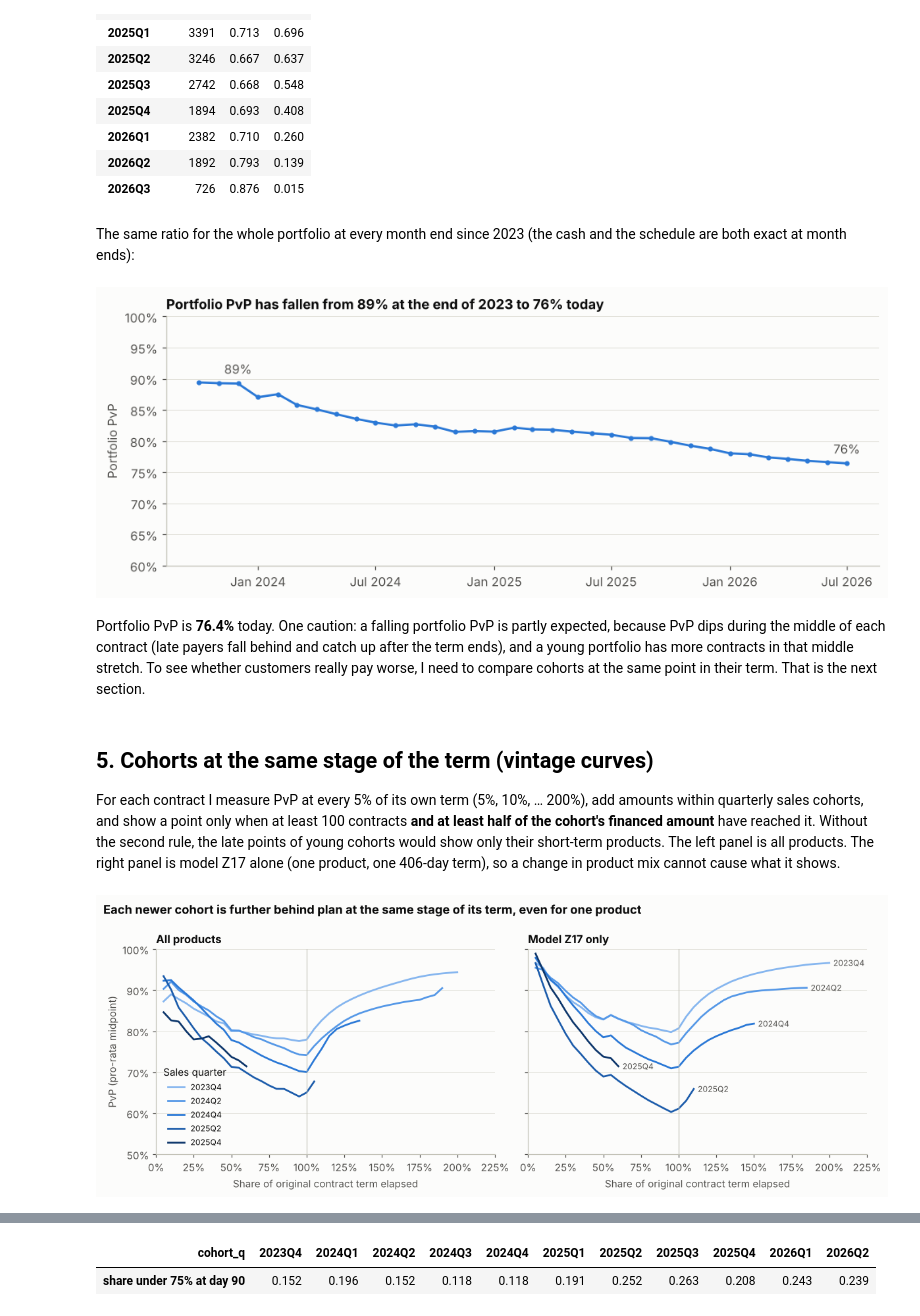
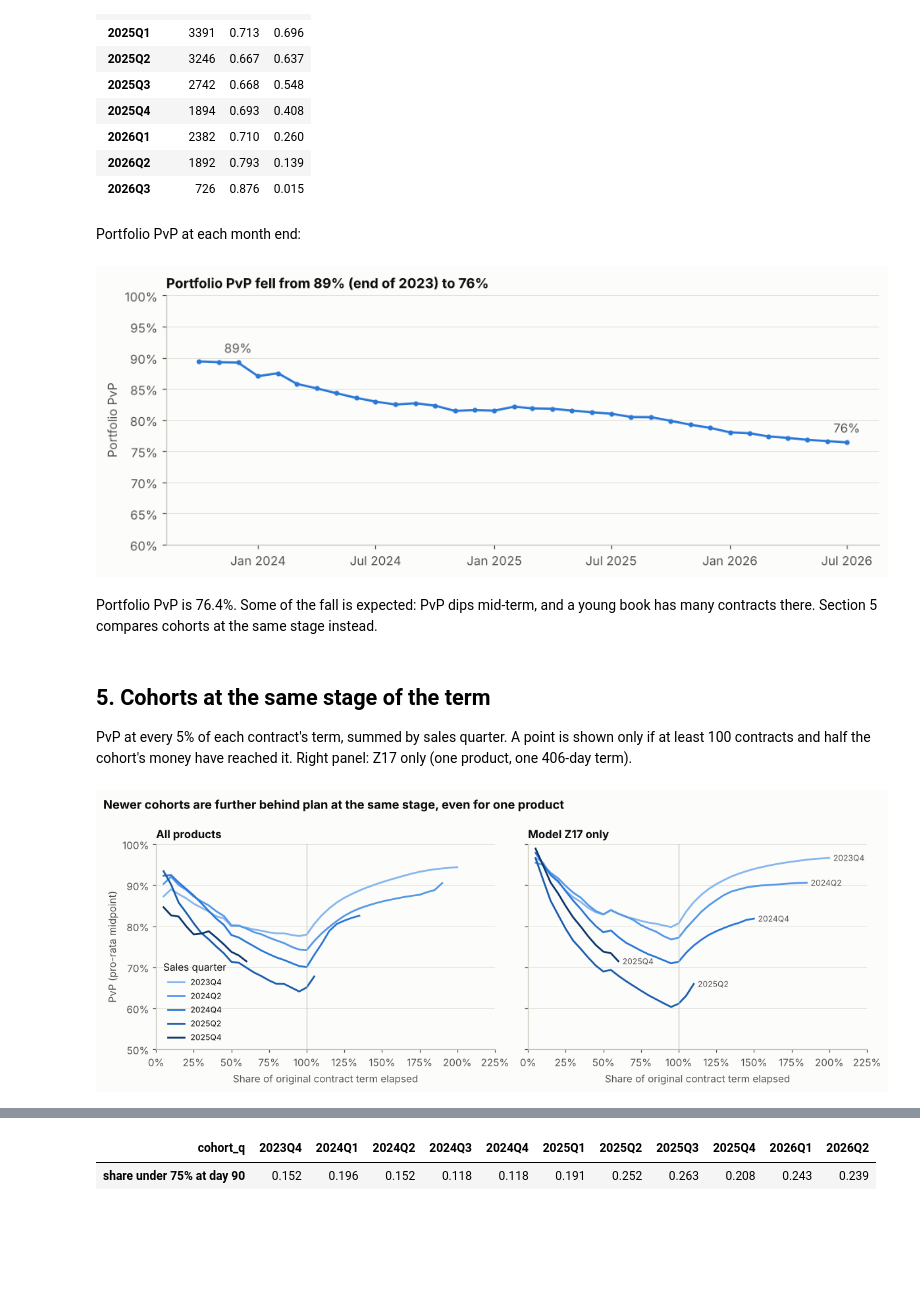
Before and after one commit to chilalaabubakar/EDA, a Jupyter notebook: case_study_5_paygo/PAYGo_Investment_Analysis.ipynb, the cells around one changed output, grey strips where cells are left out. Cells and saved outputs as stored; diff of their text form; code cells hidden in the pictures; blank space fills up the shorter version.

```diff
--- a/case_study_5_paygo/PAYGo_Investment_Analysis.ipynb
+++ b/case_study_5_paygo/PAYGo_Investment_Analysis.ipynb
@@ -233,19 +31,0 @@ reproduced exactly by this rule: after the deposit days, one instalment falls du
-# %%
-n_instalments = np.ceil(portfolio["amount_financed"] / portfolio["instalment"] - 1e-9)
-portfolio["period_days"] = np.where((portfolio["financed_days"] / n_instalments).round() == 1, 1, 7)
-
-
-def due_at(frame, days):
-    """Original-schedule instalments due `days` after purchase (excludes deposit)."""
-    days = np.asarray(days, dtype=float) * np.ones(len(frame))
-    n_due = np.floor((days - frame["deposit_days"].to_numpy()) / frame["period_days"].to_numpy()) + 1
-    n_due = np.where(days < frame["deposit_days"].to_numpy(), 0, n_due)
-    return np.minimum(np.clip(n_due, 0, None) * frame["instalment"].to_numpy(), frame["amount_financed"].to_numpy())
-
-
-age_at_report = (FINANCIAL_DATE - portfolio["purchase_date"]).dt.days
-assert np.allclose(due_at(portfolio, age_at_report), portfolio["due_to_date"])
-has90 = portfolio["due_at_90d"].notna()
-assert np.allclose(due_at(portfolio, 90)[has90], portfolio.loc[has90, "due_at_90d"])
-print("Rebuilt schedule matches due_to_date and due_at_90d for all", len(portfolio), "contracts")
-print("Payment plans:", portfolio["period_days"].map({7: "weekly", 1: "daily"}).value_counts().to_dict())
@@ -413,0 +214,19 @@ The contract status on 10 August 2026:
+# %%
+n_instalments = np.ceil(portfolio["amount_financed"] / portfolio["instalment"] - 1e-9)
+portfolio["period_days"] = np.where((portfolio["financed_days"] / n_instalments).round() == 1, 1, 7)  # daily or weekly
+
+
+def due_at(frame, days):
+    """Instalments due `days` after purchase under the original schedule (no deposit)."""
+    days = np.asarray(days, dtype=float) * np.ones(len(frame))
+    n_due = np.floor((days - frame["deposit_days"].to_numpy()) / frame["period_days"].to_numpy()) + 1
+    n_due = np.where(days < frame["deposit_days"].to_numpy(), 0, n_due)  # nothing due during deposit days
+    return np.minimum(np.clip(n_due, 0, None) * frame["instalment"].to_numpy(), frame["amount_financed"].to_numpy())
+
+
+age_at_report = (FINANCIAL_DATE - portfolio["purchase_date"]).dt.days
+assert np.allclose(due_at(portfolio, age_at_report), portfolio["due_to_date"])
+has90 = portfolio["due_at_90d"].notna()
+assert np.allclose(due_at(portfolio, 90)[has90], portfolio.loc[has90, "due_at_90d"])
+print("Rebuilt schedule matches due_to_date and due_at_90d for all", len(portfolio), "contracts")
+print("Payment plans:", portfolio["period_days"].map({7: "weekly", 1: "daily"}).value_counts().to_dict())
@@ -475,53 +453,49 @@ Instalments due but not paid (cumulative arrears): ₦912M
 | 2026Q1 | 2382 | 0.710 | 0.260 |
 | 2026Q2 | 1892 | 0.793 | 0.139 |
 | 2026Q3 | 726 | 0.876 | 0.015 |
-# %% [markdown]
-The same ratio for the whole portfolio at every month end since 2023 (the cash and the schedule are both exact at
-month ends):
+# %% [markdown]
+Portfolio PvP at each month end:
 # %%
 rows = []
 for i, month in enumerate(MONTHS):
     month_end = month.to_timestamp(how="end").normalize()
-    live = (portfolio["purchase_date"] <= month_end).to_numpy()
+    live = (portfolio["purchase_date"] <= month_end).to_numpy()          # contracts sold by then
     due_m = due_at(portfolio, (month_end - portfolio["purchase_date"]).dt.days.to_numpy())
     app_m = applied(cum_cash[:, i], due_m)
     rows.append({"month": month, "contracts": live.sum(), "due": due_m[live].sum(), "applied": app_m[live].sum()})
 pvp_series = pd.DataFrame(rows).set_index("month")
 pvp_series["PvP"] = pvp_series["applied"] / pvp_series["due"]
 
 fig, ax = plt.subplots(figsize=(9, 3.6))
 ax.plot(pvp_series.index.to_timestamp(), pvp_series["PvP"], color=BLUE, marker="o", markersize=3)
 ax.yaxis.set_major_formatter(pct)
 ax.set_ylim(0.6, 1.0)
 ax.set_ylabel("Portfolio PvP")
-ax.set_title("Portfolio PvP has fallen from 89% at the end of 2023 to 76% today")
+ax.set_title("Portfolio PvP fell from 89% (end of 2023) to 76%")
 date_axis(ax)
 for month in [MONTHS[2], MONTHS[-1]]:
     ax.annotate(f"{pvp_series.loc[month, 'PvP']:.0%}", (month.to_timestamp(), pvp_series.loc[month, "PvP"]),
                 textcoords="offset points", xytext=(0, 8), ha="center", color=INK2)
 fig.tight_layout()
 savefig(fig, "fig2_portfolio_pvp")
 plt.show()
 # %% [output]
-[figure, old version]
+[figure, new version]
-# %% [markdown]
-Portfolio PvP is **76.4%** today. One caution: a falling portfolio PvP is partly expected, because PvP dips during
-the middle of each contract (late payers fall behind and catch up after the term ends), and a young portfolio
-has more contracts in that middle stretch. To see whether customers really pay worse, I need to compare cohorts at the
-same point in their term. That is the next section.
+# %% [markdown]
+Portfolio PvP is 76.4%. Some of the fall is expected: PvP dips mid-term, and a young book has many contracts there.
+Section 5 compares cohorts at the same stage instead.
 # %% [markdown]
-## 5. Cohorts at the same stage of the term (vintage curves)
+## 5. Cohorts at the same stage of the term
 
-For each contract I measure PvP at every 5% of its own term (5%, 10%, … 200%), add amounts within quarterly sales
-cohorts, and show a point only when at least 100 contracts **and at least half of the cohort's financed amount** have
-reached it. Without the second rule, the late points of young cohorts would show only their short-term products. The left panel is all products. The
-right panel is model Z17 alone (one product, one 406-day term), so a change in product mix cannot cause what it shows.
+PvP at every 5% of each contract's term, summed by sales quarter. A point is shown only if at least 100 contracts
+and half the cohort's money have reached it. Right panel: Z17 only (one product, one 406-day term).
 # %%
-GRID_STEPS = np.round(np.arange(0.05, 2.0001, 0.05), 2)
+GRID_STEPS = np.round(np.arange(0.05, 2.0001, 0.05), 2)                        # 5% ... 200% of term
 grid_measures = {k: measure_at(k * portfolio["term_days"].to_numpy()) for k in GRID_STEPS}
 
 
 def vintage_table(mask=None, by="cohort_q", min_share=0.5):
+    """PvP (midpoint) by cohort at each grid step; blank if too few contracts or too little money has reached it."""
     frame = portfolio if mask is None else portfolio.loc[mask]
     cohort_financed = frame.groupby(by)["amount_financed"].sum()
     out = {}
@@ -547,7 +521,7 @@ for ax, table, title in [(axes[0], vintage_all, "All products"), (axes[1], vinta
         if ax is axes[1]:
             ax.annotate(str(q), (series.index[-1], series.iloc[-1]), textcoords="offset points", xytext=(4, 0),
                         va="center", fontsize=8, color=INK2)
-    ax.axvline(1.0, color=AXIS, linewidth=0.8)
+    ax.axvline(1.0, color=AXIS, linewidth=0.8)   # end of original term
     ax.set_title(title)
     ax.set_xlabel("Share of original contract term elapsed")
     ax.xaxis.set_major_formatter(pct)
@@ -556,12 +530,12 @@ axes[0].yaxis.set_major_formatter(pct)
 axes[0].set_ylim(0.5, 1.0)
 axes[0].set_ylabel("PvP (pro-rata midpoint)")
 axes[0].legend(title="Sales quarter", loc="lower left", fontsize=8)
-fig.suptitle("Each newer cohort is further behind plan at the same stage of its term, even for one product",
+fig.suptitle("Newer cohorts are further behind plan at the same stage, even for one product",
              x=0.01, ha="left", fontweight="bold")
 fig.tight_layout()
 savefig(fig, "fig3_vintage_curves")
 plt.show()
 # %% [output]
-[figure, old version]
+[figure, new version]
 # %%
 checkpoints = [0.3, 0.5, 0.7, 0.9, 1.0, 1.5, 2.0]
```
Also changed, not shown: parts of 93 cells of this notebook, 8 other files.
